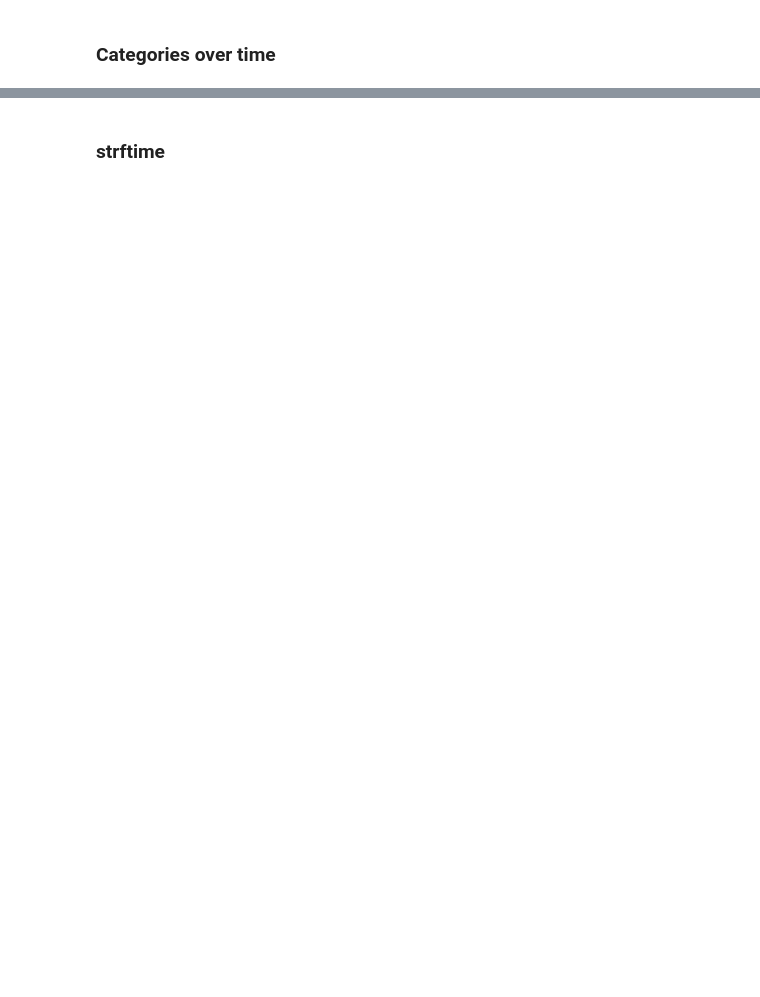
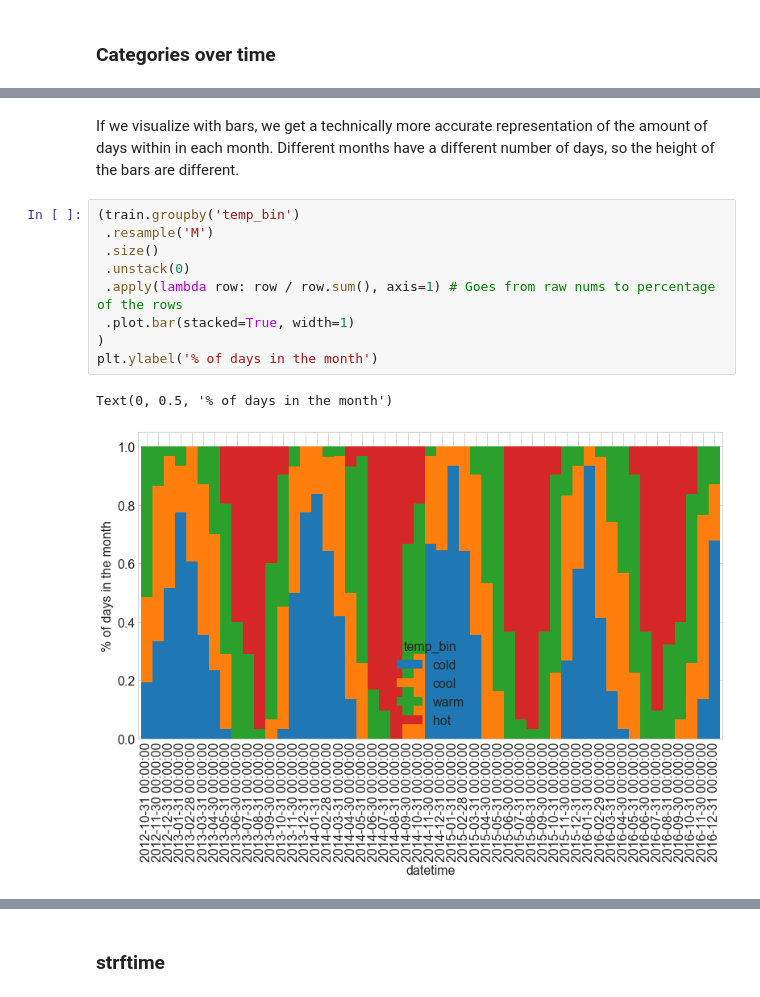
Before and after one commit to adam-gomez/time-series-exercises, a Jupyter notebook: time_series_EDA_lesson.ipynb, the cells around one changed output, grey strips where cells are left out. Cells and saved outputs as stored; diff of their text form; blank space fills up the shorter version.

```diff
--- a/time_series_EDA.ipynb
+++ b/time_series_EDA_lesson.ipynb
@@ -470,0 +585,14 @@ plt.ylabel('% of days in the month')
+# %% [markdown]
+If we visualize with bars, we get a technically more accurate representation of the amount of days within in each month. Different months have a different number of days, so the height of the bars are different.
+# %%
+(train.groupby('temp_bin')
+ .resample('M')
+ .size()
+ .unstack(0)
+ .apply(lambda row: row / row.sum(), axis=1) # Goes from raw nums to percentage of the rows
+ .plot.bar(stacked=True, width=1)
+)
+plt.ylabel('% of days in the month')
+# %% [output]
+Text(0, 0.5, '% of days in the month')
+[figure, added]
```
Also changed, not shown: parts of 28 cells of this notebook.
